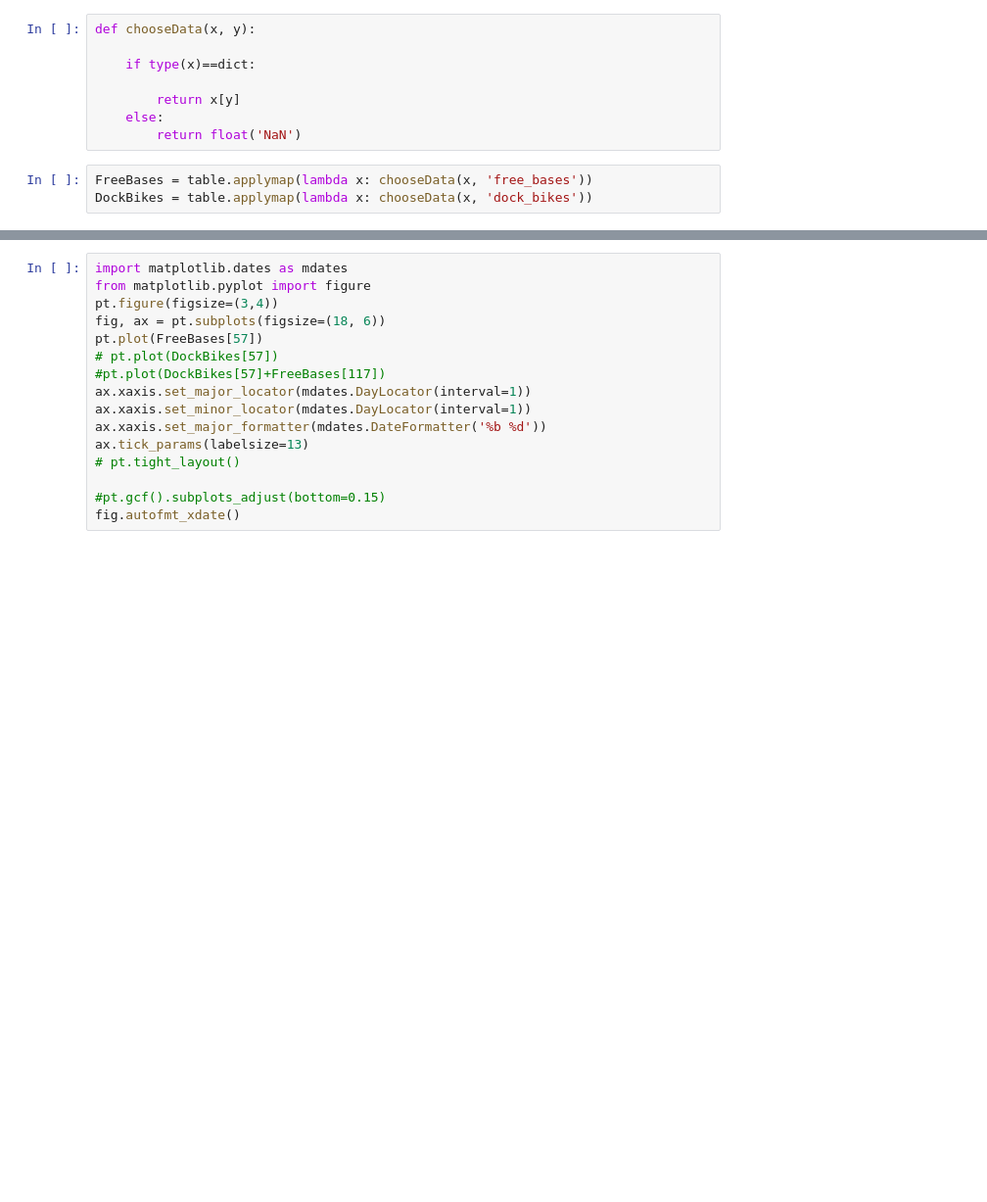
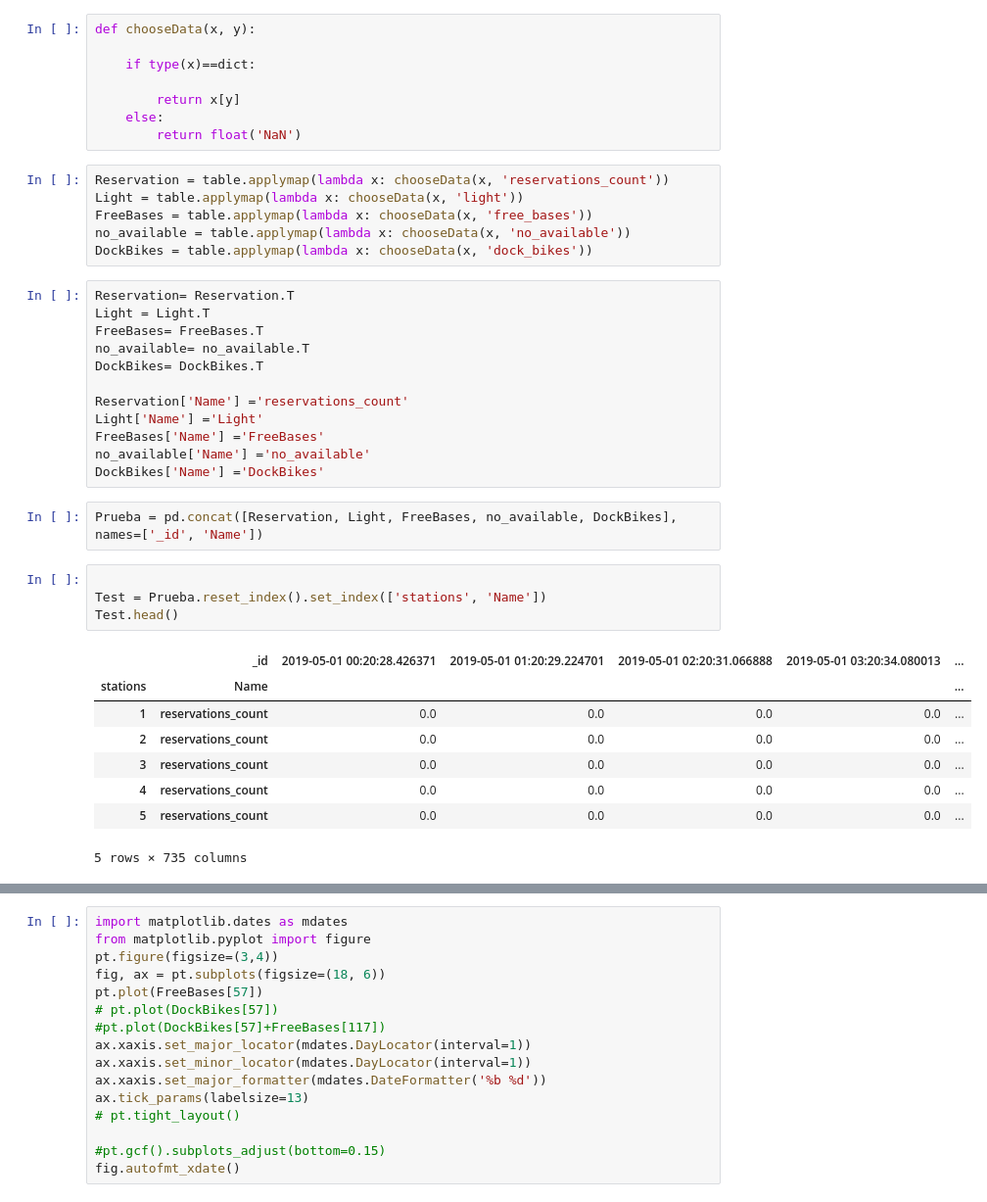
Before and after one commit to JBenitoL/JBicisPro, a Jupyter notebook: InfoEstaciones.ipynb, the cells around one changed output, grey strips where cells are left out. Shown: that part at 98% size. Cells and saved outputs as stored; diff of their text form; blank space fills up the shorter version.

Commit message:
Get clean data from json

```diff
--- a/InfoEstaciones.ipynb
+++ b/InfoEstaciones.ipynb
@@ -84,5 +95,35 @@ def chooseData(x, y):
     else:
         return float('NaN')
 # %%
+Reservation = table.applymap(lambda x: chooseData(x, 'reservations_count'))
+Light = table.applymap(lambda x: chooseData(x, 'light'))
 FreeBases = table.applymap(lambda x: chooseData(x, 'free_bases'))
+no_available = table.applymap(lambda x: chooseData(x, 'no_available'))
 DockBikes = table.applymap(lambda x: chooseData(x, 'dock_bikes'))
+# %%
+Reservation= Reservation.T
+Light = Light.T
+FreeBases= FreeBases.T
+no_available= no_available.T
+DockBikes= DockBikes.T
+
+Reservation['Name'] ='reservations_count'
+Light['Name'] ='Light'
+FreeBases['Name'] ='FreeBases'
+no_available['Name'] ='no_available'
+DockBikes['Name'] ='DockBikes'
+# %%
+Prueba = pd.concat([Reservation, Light, FreeBases, no_available, DockBikes],  names=['_id', 'Name'])
+# %%
+
+Test = Prueba.reset_index().set_index(['stations', 'Name'])
+Test.head()
+# %% [output]
+|  | _id | 2019-05-01 00:20:28.426371 | 2019-05-01 01:20:29.224701 | 2019-05-01 02:20:31.066888 | 2019-05-01 03:20:34.080013 | ... |
+| stations | Name |  |  |  |  | ... |
+| 1 | reservations_count | 0.0 | 0.0 | 0.0 | 0.0 | ... |
+| 2 | reservations_count | 0.0 | 0.0 | 0.0 | 0.0 | ... |
+| 3 | reservations_count | 0.0 | 0.0 | 0.0 | 0.0 | ... |
+| 4 | reservations_count | 0.0 | 0.0 | 0.0 | 0.0 | ... |
+| 5 | reservations_count | 0.0 | 0.0 | 0.0 | 0.0 | ... |
+5 rows × 735 columns
```
Also changed, not shown: parts of 8 cells of this notebook.
